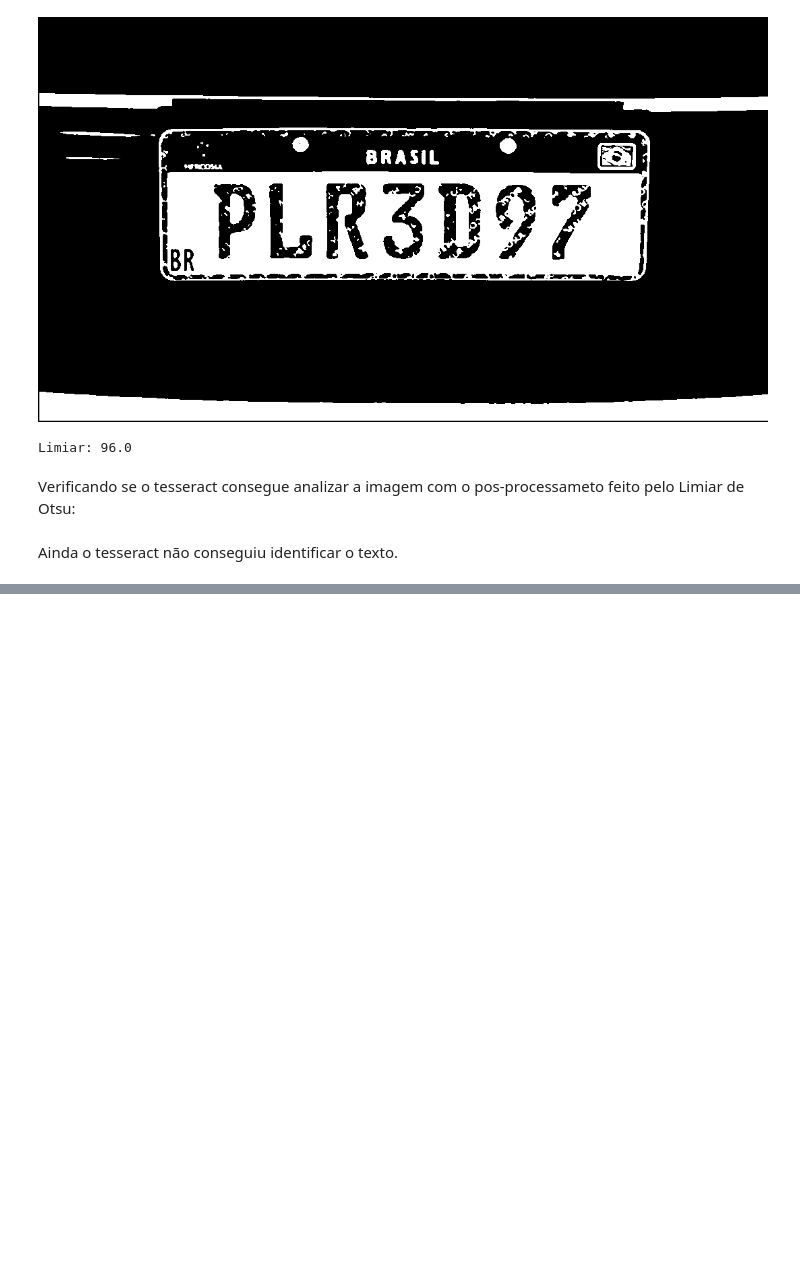
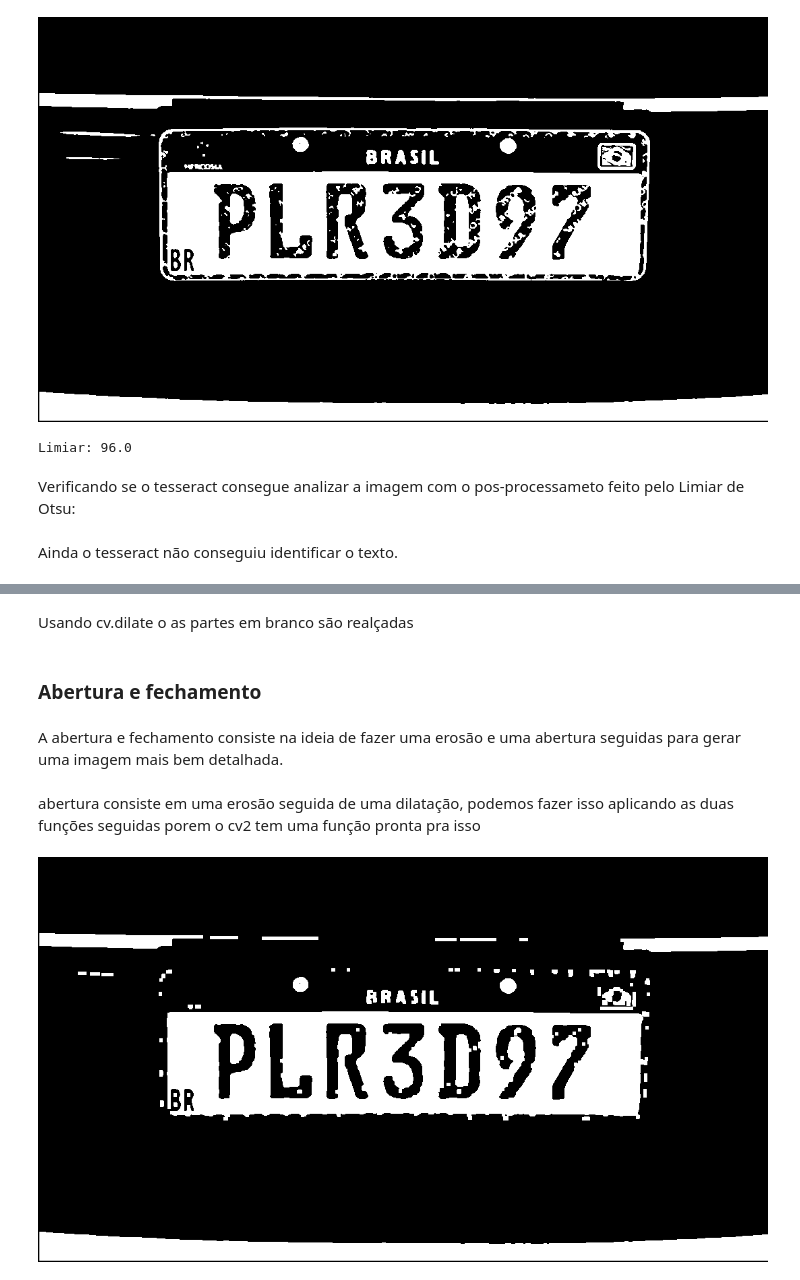
Before and after one commit to GustavoDwSantos/cursosalura, a Jupyter notebook: visao_computacional_com_OpenCV/Detecção_de_texto_em_placas_de_carro.ipynb, the cells around one changed output, grey strips where cells are left out. Saved outputs shown, nothing was run; the diff lists cells and outputs as text; code cells hidden in the pictures; blank space fills up the shorter version.

```diff
--- a/visao_computacional_com_OpenCV/Detecção_de_texto_em_placas_de_carro.ipynb
+++ b/visao_computacional_com_OpenCV/Detecção_de_texto_em_placas_de_carro.ipynb
@@ -257,0 +284,13 @@ Ainda o tesseract não conseguiu identificar o texto.
+# %% [markdown]
+Usando cv.dilate o as partes em branco são realçadas
+# %% [markdown]
+### Abertura e fechamento
+# %% [markdown]
+A abertura e fechamento consiste na ideia de fazer uma erosão e uma abertura seguidas para gerar uma imagem mais bem detalhada.
+# %% [markdown]
+abertura consiste em uma erosão seguida de uma dilatação, podemos fazer isso aplicando as duas funções seguidas porem o cv2 tem uma função pronta pra isso
+# %%
+abertura = cv2.morphologyEx(lim_otsu, cv2.MORPH_OPEN, kernel)
+cv2_imshow(abertura)
+# %% [output]
+[figure, added]
```
Also changed, not shown: parts of 35 cells of this notebook.
